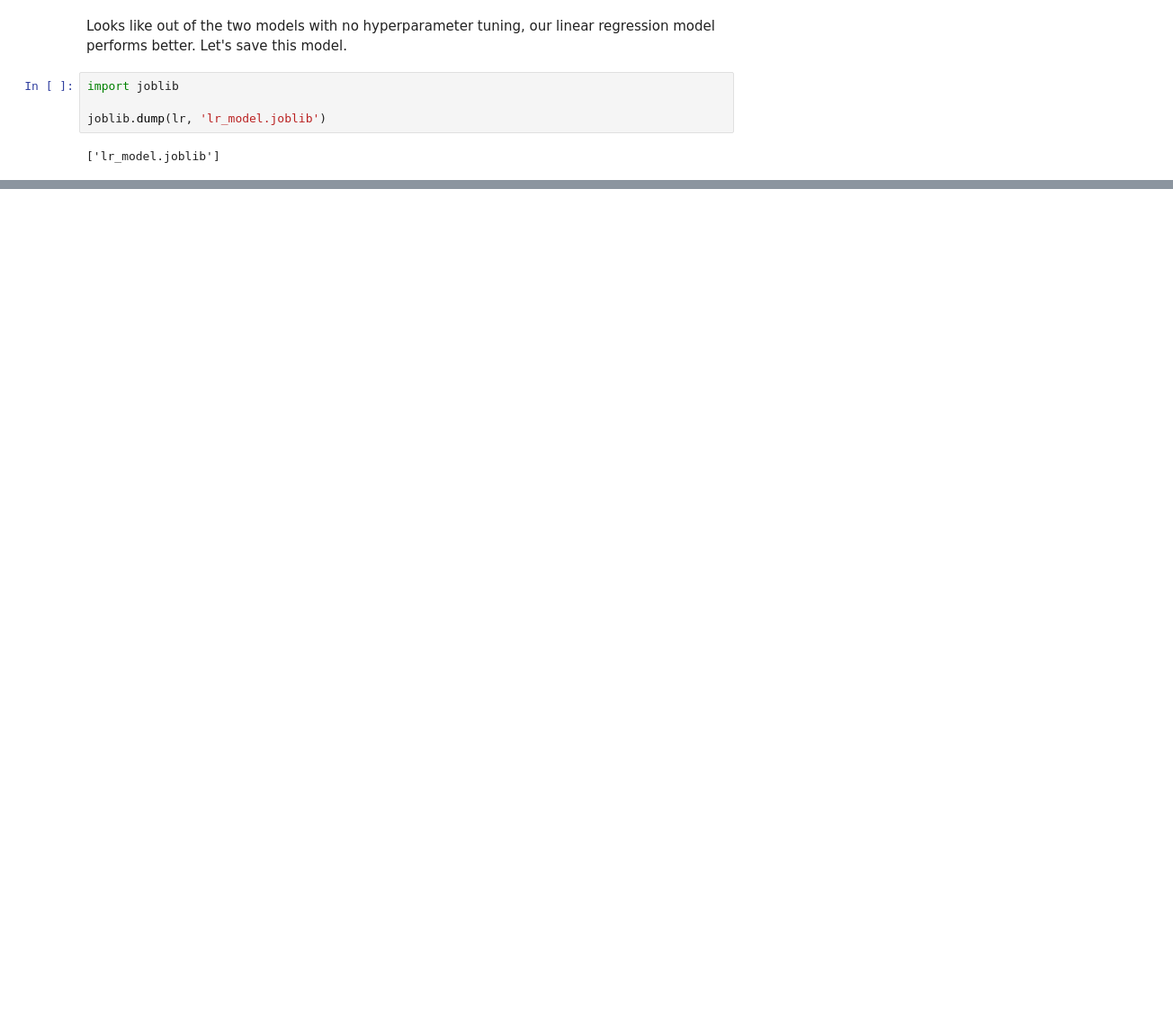
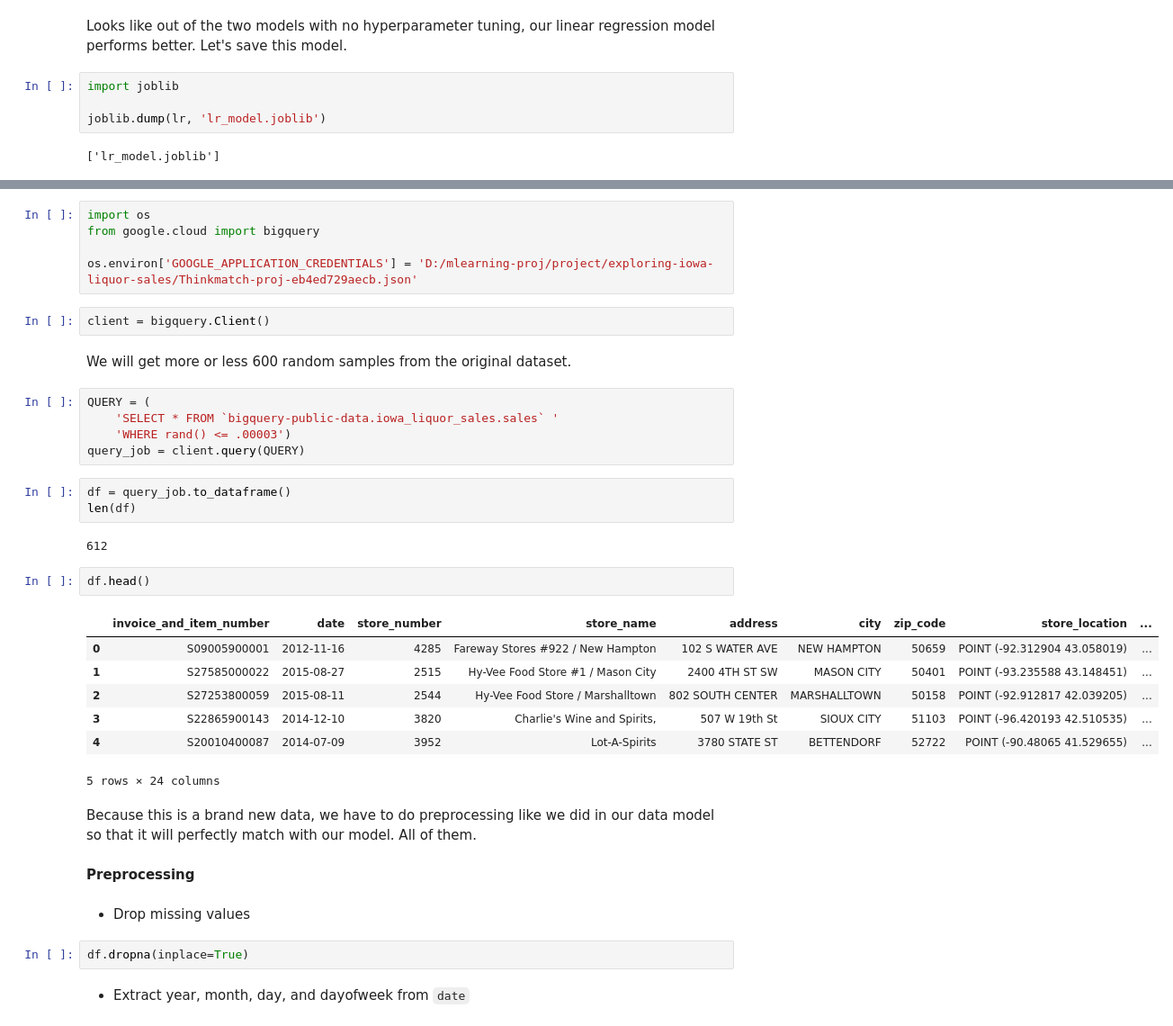
Before and after one commit to jafar-shodiq/mlearning-proj, a Jupyter notebook: project/exploring-iowa-liquor-sales/sales.ipynb, the cells around one changed output, grey strips where cells are left out. Shown at 90% size. Cells and saved outputs as stored; diff of their text form; blank space fills up the shorter version.

```diff
--- a/project/exploring-iowa-liquor-sales/sales.ipynb
+++ b/project/exploring-iowa-liquor-sales/sales.ipynb
@@ -2351,0 +2364,39 @@ joblib.dump(lr, 'lr_model.joblib')
+# %%
+import os
+from google.cloud import bigquery
+
+os.environ['GOOGLE_APPLICATION_CREDENTIALS'] = 'D:/mlearning-proj/project/exploring-iowa-liquor-sales/Thinkmatch-proj-eb4ed729aecb.json'
+# %%
+client = bigquery.Client()
+# %% [markdown]
+We will get more or less 600 random samples from the original dataset.
+# %%
+QUERY = (
+    'SELECT * FROM `bigquery-public-data.iowa_liquor_sales.sales` '
+    'WHERE rand() <= .00003')
+query_job = client.query(QUERY)
+# %%
+df = query_job.to_dataframe()
+len(df)
+# %% [output]
+612
+# %%
+df.head()
+# %% [output]
+|  | invoice_and_item_number | date | store_number | store_name | address | city | zip_code | store_location | ... |
+| 0 | S09005900001 | 2012-11-16 | 4285 | Fareway Stores #922 / New Hampton | 102 S WATER AVE | NEW HAMPTON | 50659 | POINT (-92.312904 43.058019) | ... |
+| 1 | S27585000022 | 2015-08-27 | 2515 | Hy-Vee Food Store #1 / Mason City | 2400 4TH ST SW | MASON CITY | 50401 | POINT (-93.235588 43.148451) | ... |
+| 2 | S27253800059 | 2015-08-11 | 2544 | Hy-Vee Food Store / Marshalltown | 802 SOUTH CENTER | MARSHALLTOWN | 50158 | POINT (-92.912817 42.039205) | ... |
+| 3 | S22865900143 | 2014-12-10 | 3820 | Charlie's Wine and Spirits, | 507 W 19th St | SIOUX CITY | 51103 | POINT (-96.420193 42.510535) | ... |
+| 4 | S20010400087 | 2014-07-09 | 3952 | Lot-A-Spirits | 3780 STATE ST | BETTENDORF | 52722 | POINT (-90.48065 41.529655) | ... |
+5 rows × 24 columns
+# %% [markdown]
+Because this is a brand new data, we have to do preprocessing like we did in our data model so that it will perfectly match with our model. All of them.
+# %% [markdown]
+**Preprocessing**
+# %% [markdown]
+* Drop missing values
+# %%
+df.dropna(inplace=True)
+# %% [markdown]
+* Extract year, month, day, and dayofweek from `date`
```
Also changed, not shown: parts of 177 cells of this notebook.
